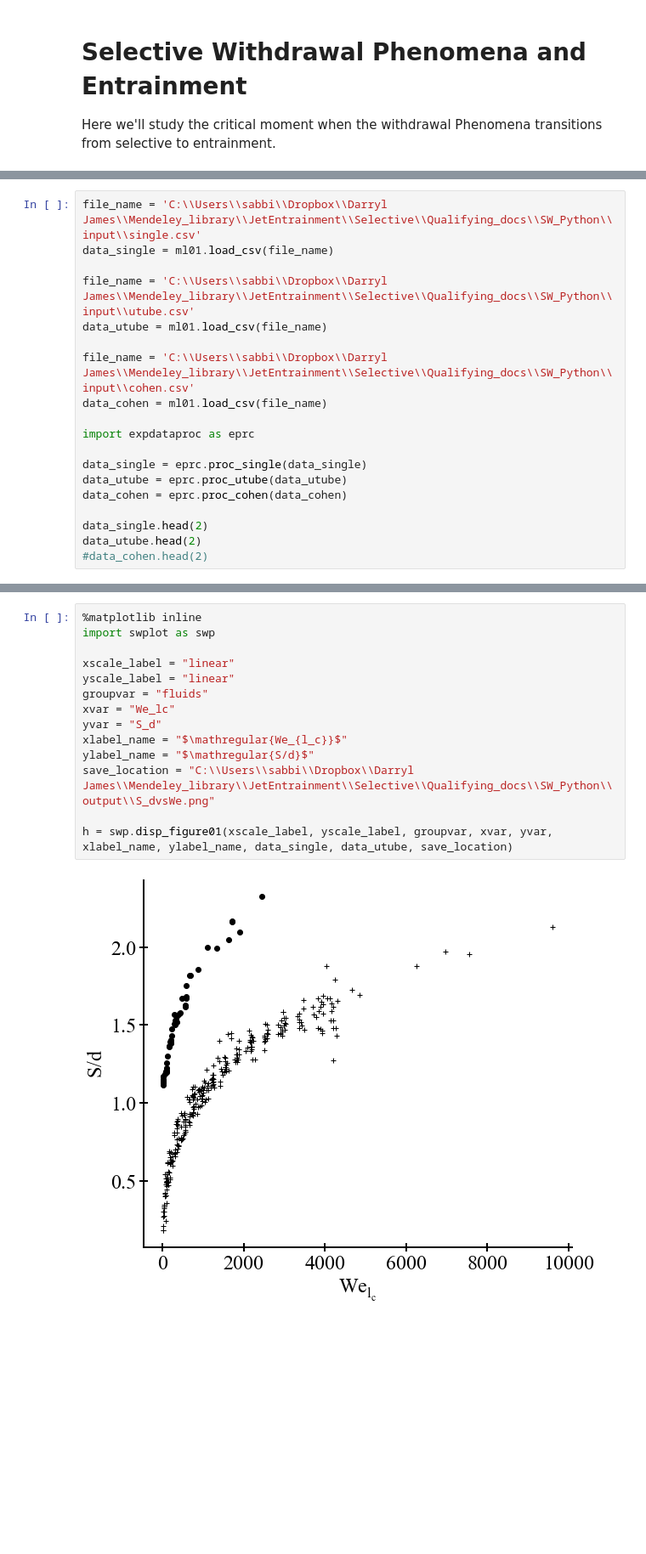
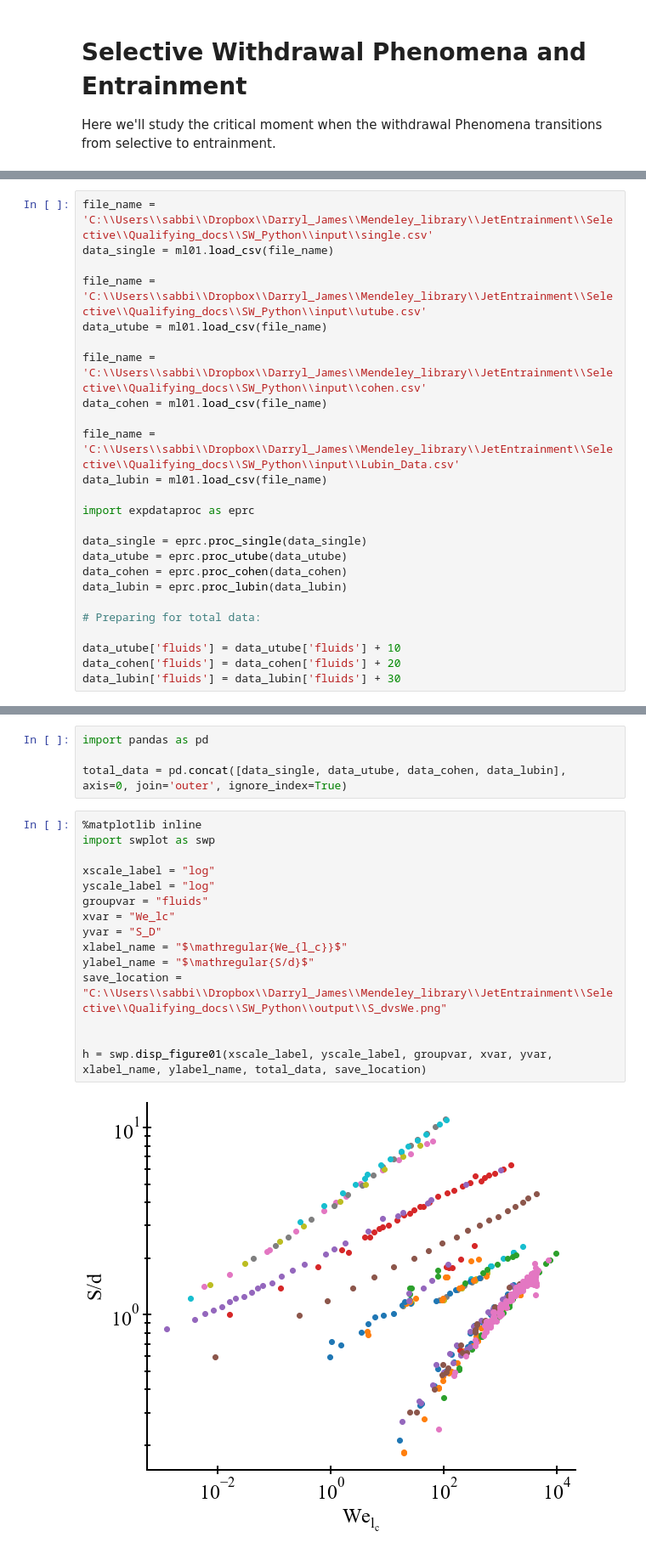
Before and after one commit to darsa881r/SW_Python, a Jupyter notebook: notebooks/Selective Withdrawal.ipynb, the cells around one changed output, grey strips where cells are left out. Shown: that part at 85% size. Drawn from its saved outputs; the diff is of its cells as text; blank space fills up the shorter version.

```diff
--- a/notebooks/Selective Withdrawal.ipynb
+++ b/notebooks/Selective Withdrawal.ipynb
@@ -16,19 +17,25 @@ C:\Users\sabbi\Dropbox\Darryl James\Mendeley_library\JetEntrainment\Selective\Qu
 # %%
-file_name = 'C:\\Users\\sabbi\\Dropbox\\Darryl James\\Mendeley_library\\JetEntrainment\\Selective\\Qualifying_docs\\SW_Python\\input\\single.csv'
+file_name = 'C:\\Users\\sabbi\\Dropbox\\Darryl_James\\Mendeley_library\\JetEntrainment\\Selective\\Qualifying_docs\\SW_Python\\input\\single.csv'
 data_single = ml01.load_csv(file_name)
 
-file_name = 'C:\\Users\\sabbi\\Dropbox\\Darryl James\\Mendeley_library\\JetEntrainment\\Selective\\Qualifying_docs\\SW_Python\\input\\utube.csv'
+file_name = 'C:\\Users\\sabbi\\Dropbox\\Darryl_James\\Mendeley_library\\JetEntrainment\\Selective\\Qualifying_docs\\SW_Python\\input\\utube.csv'
 data_utube = ml01.load_csv(file_name)
 
-file_name = 'C:\\Users\\sabbi\\Dropbox\\Darryl James\\Mendeley_library\\JetEntrainment\\Selective\\Qualifying_docs\\SW_Python\\input\\cohen.csv'
+file_name = 'C:\\Users\\sabbi\\Dropbox\\Darryl_James\\Mendeley_library\\JetEntrainment\\Selective\\Qualifying_docs\\SW_Python\\input\\cohen.csv'
 data_cohen = ml01.load_csv(file_name)
+
+file_name = 'C:\\Users\\sabbi\\Dropbox\\Darryl_James\\Mendeley_library\\JetEntrainment\\Selective\\Qualifying_docs\\SW_Python\\input\\Lubin_Data.csv'
+data_lubin = ml01.load_csv(file_name)
 
 import expdataproc as eprc
 
 data_single = eprc.proc_single(data_single)
 data_utube = eprc.proc_utube(data_utube)
 data_cohen = eprc.proc_cohen(data_cohen)
+data_lubin = eprc.proc_lubin(data_lubin)
 
-data_single.head(2)
-data_utube.head(2)
-#data_cohen.head(2)
+# Preparing for total data:
+
+data_utube['fluids'] = data_utube['fluids'] + 10
+data_cohen['fluids'] = data_cohen['fluids'] + 20
+data_lubin['fluids'] = data_lubin['fluids'] + 30
@@ -40,19 +42,24 @@ data_utube.head(2)
+# %%
+import pandas as pd
+
+total_data = pd.concat([data_single, data_utube, data_cohen, data_lubin], axis=0, join='outer', ignore_index=True)
 # %%
 %matplotlib inline
 import swplot as swp
 
-xscale_label = "linear"
-yscale_label = "linear"
+xscale_label = "log"
+yscale_label = "log"
 groupvar = "fluids"
 xvar = "We_lc"
-yvar = "S_d"
+yvar = "S_D"
 xlabel_name = "$\mathregular{We_{l_c}}$"
 ylabel_name = "$\mathregular{S/d}$"
-save_location = "C:\\Users\\sabbi\\Dropbox\\Darryl James\\Mendeley_library\\JetEntrainment\\Selective\\Qualifying_docs\\SW_Python\\output\\S_dvsWe.png"
+save_location = "C:\\Users\\sabbi\\Dropbox\\Darryl_James\\Mendeley_library\\JetEntrainment\\Selective\\Qualifying_docs\\SW_Python\\output\\S_dvsWe.png"
 
-h = swp.disp_figure01(xscale_label, yscale_label, groupvar, xvar, yvar, xlabel_name, ylabel_name, data_single, data_utube, save_location)
+
+h = swp.disp_figure01(xscale_label, yscale_label, groupvar, xvar, yvar, xlabel_name, ylabel_name, total_data, save_location)
 # %% [output]
-[figure, old version]
+[figure, new version]
 # %%
 from scipy.optimize import curve_fit
 import numpy as np
```
Also changed, not shown: parts of 3 cells of this notebook, 3 other files.
